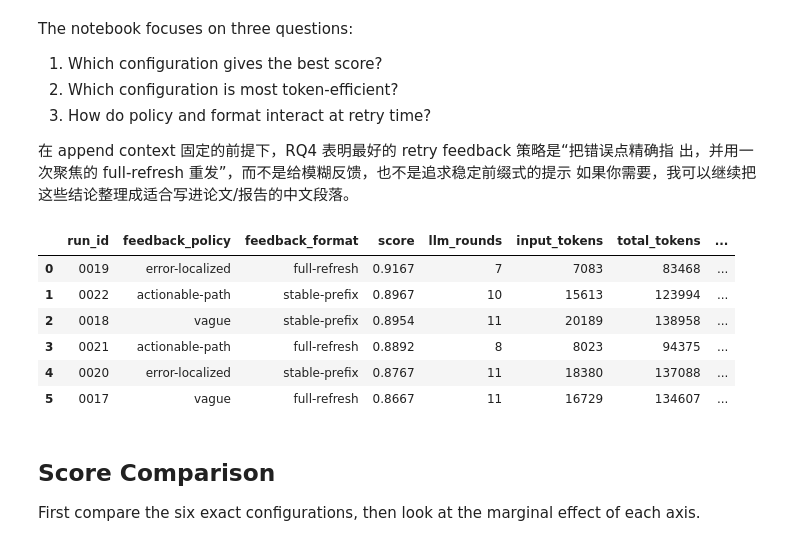
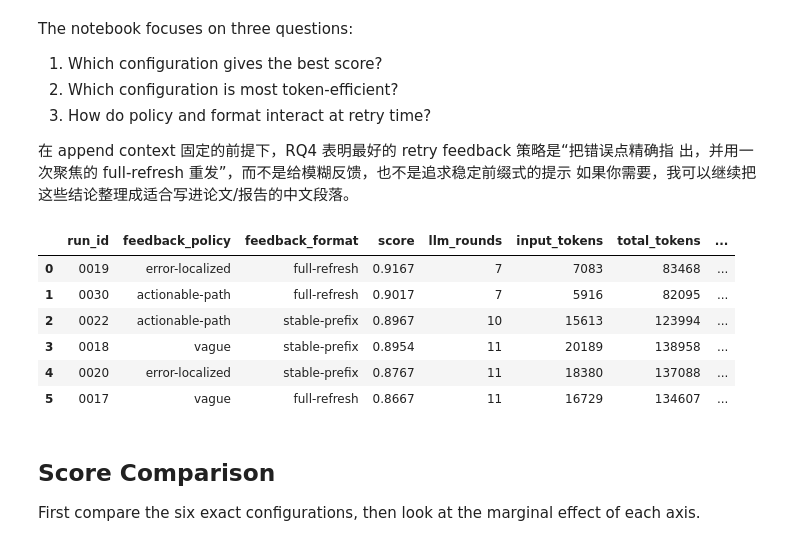
Before and after one commit to lihuahua123/skill, a Jupyter notebook: analysis_rq4_feedback.ipynb, the cells around one changed output. Saved outputs shown, nothing was run; the diff lists cells and outputs as text; code cells hidden in the pictures.

```diff
--- a/analysis_rq4_feedback.ipynb
+++ b/analysis_rq4_feedback.ipynb
@@ -74,38 +74,36 @@ for path in RESULT_FILES:
         'tokens_per_score_total': safe_div(int(usage['total_tokens']), score),
         'tokens_per_score_input': safe_div(int(usage['input_tokens']), score),
         'cache_read_share_of_total': safe_div(int(usage['cache_read_tokens']), int(usage['total_tokens'])),
     })
 
     for attempt in task['attempts']:
         a_usage = attempt['execution']['usage']
         attempt_rows.append({
             'run_id': data['run_id'],
             'label': label,
             'feedback_policy': retry['feedback_policy'],
             'feedback_format': retry['feedback_format'],
             'attempt': int(attempt['attempt']),
             'score': float(attempt['grading']['score']),
             'score_delta': attempt['score_delta'],
             'transcript_length': int(attempt['transcript_length']),
             'unresolved_criteria_count': int(attempt['unresolved_criteria_count']),
             'input_tokens': int(a_usage['input_tokens']),
             'output_tokens': int(a_usage['output_tokens']),
             'cache_read_tokens': int(a_usage['cache_read_tokens']),
             'total_tokens': int(a_usage['total_tokens']),
-            'session_reset': bool(attempt['session_reset']),
-            'workspace_restored': bool(attempt['workspace_restored']),
         })
 
 summary_df = pd.DataFrame(rows).sort_values(['score', 'score_per_1k_total_tokens'], ascending=[False, False]).reset_index(drop=True)
 attempt_df = pd.DataFrame(attempt_rows).sort_values(['feedback_policy', 'feedback_format', 'attempt']).reset_index(drop=True)
 
 summary_df[['run_id', 'feedback_policy', 'feedback_format', 'score', 'llm_rounds', 'input_tokens', 'total_tokens', 'score_per_1k_total_tokens', 'score_per_1k_input_tokens']]
 # %% [output]
 |  | run_id | feedback_policy | feedback_format | score | llm_rounds | input_tokens | total_tokens | ... |
 | 0 | 0019 | error-localized | full-refresh | 0.9167 | 7 | 7083 | 83468 | ... |
-| 1 | 0022 | actionable-path | stable-prefix | 0.8967 | 10 | 15613 | 123994 | ... |
-| 2 | 0018 | vague | stable-prefix | 0.8954 | 11 | 20189 | 138958 | ... |
-| 3 | 0021 | actionable-path | full-refresh | 0.8892 | 8 | 8023 | 94375 | ... |
+| 1 | 0030 | actionable-path | full-refresh | 0.9017 | 7 | 5916 | 82095 | ... |
+| 2 | 0022 | actionable-path | stable-prefix | 0.8967 | 10 | 15613 | 123994 | ... |
+| 3 | 0018 | vague | stable-prefix | 0.8954 | 11 | 20189 | 138958 | ... |
 | 4 | 0020 | error-localized | stable-prefix | 0.8767 | 11 | 18380 | 137088 | ... |
 | 5 | 0017 | vague | full-refresh | 0.8667 | 11 | 16729 | 134607 | ... |
 # %% [markdown]
```
Also changed, not shown: parts of 14 cells of this notebook, 16 other files.
